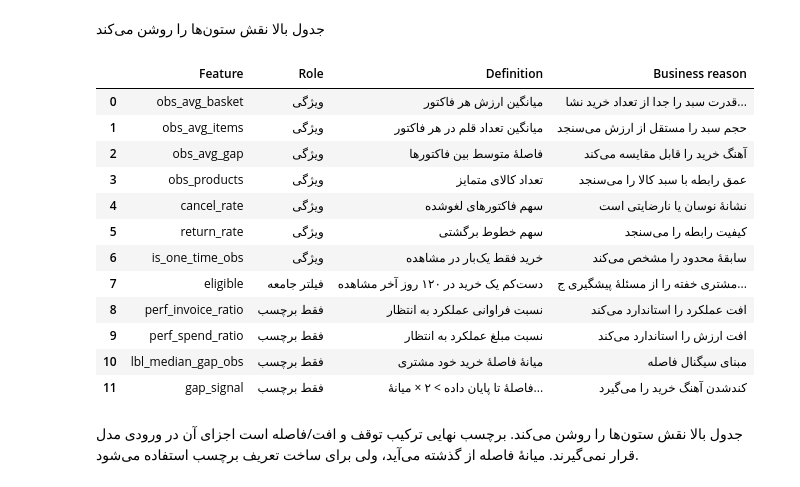
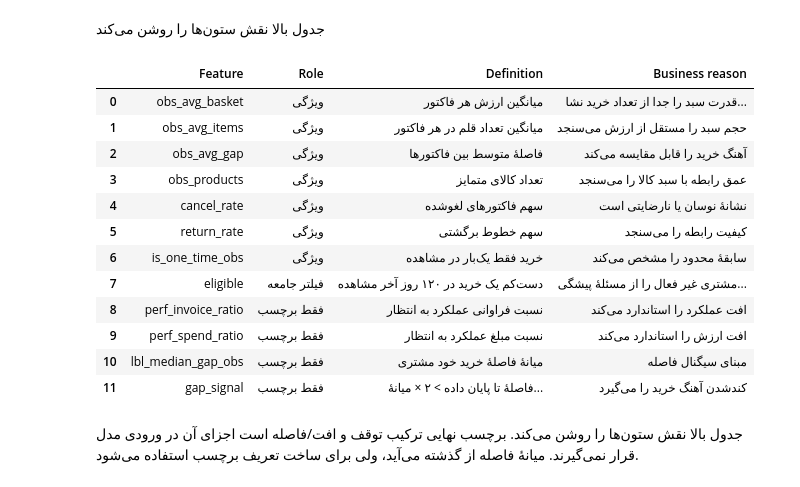
Before and after one commit to moonyroy/onlineshop-tasks, a Jupyter notebook: task-002/task002_data_preparation_revised.ipynb, the cells around one changed output. Drawn from its saved outputs; the diff is of its cells as text; code cells hidden in the pictures.

```diff
--- a/task-002/task002_data_preparation_revised.ipynb
+++ b/task-002/task002_data_preparation_revised.ipynb
@@ -717,29 +717,29 @@ validation        459         0.49
 # %%
 new_features_table = pd.DataFrame([
     ["obs_avg_basket", "ویژگی", "میانگین ارزش هر فاکتور", "قدرت سبد را جدا از تعداد خرید نشان می‌دهد"],
     ["obs_avg_items", "ویژگی", "میانگین تعداد قلم در هر فاکتور", "حجم سبد را مستقل از ارزش می‌سنجد"],
     ["obs_avg_gap", "ویژگی", "فاصلهٔ متوسط بین فاکتورها", "آهنگ خرید را قابل مقایسه می‌کند"],
     ["obs_products", "ویژگی", "تعداد کالای متمایز", "عمق رابطه با سبد کالا را می‌سنجد"],
     ["cancel_rate", "ویژگی", "سهم فاکتورهای لغوشده", "نشانهٔ نوسان یا نارضایتی است"],
     ["return_rate", "ویژگی", "سهم خطوط برگشتی", "کیفیت رابطه را می‌سنجد"],
     ["is_one_time_obs", "ویژگی", "خرید فقط یک‌بار در مشاهده", "سابقهٔ محدود را مشخص می‌کند"],
-    ["eligible", "فیلتر جامعه", "دست‌کم یک خرید در ۱۲۰ روز آخر مشاهده", "مشتری خفته را از مسئلهٔ پیشگیری جدا می‌کند"],
+    ["eligible", "فیلتر جامعه", "دست‌کم یک خرید در ۱۲۰ روز آخر مشاهده", "مشتری غیر فعال را از مسئلهٔ پیشگیری جدا می‌کند"],
     ["perf_invoice_ratio", "فقط برچسب", "نسبت فراوانی عملکرد به انتظار", "افت عملکرد را استاندارد می‌کند"],
     ["perf_spend_ratio", "فقط برچسب", "نسبت مبلغ عملکرد به انتظار", "افت ارزش را استاندارد می‌کند"],
     ["lbl_median_gap_obs", "فقط برچسب", "میانهٔ فاصلهٔ خرید خود مشتری", "مبنای سیگنال فاصله"],
     ["gap_signal", "فقط برچسب", "فاصلهٔ تا پایان داده > ۲ × میانهٔ فاصله", "کندشدن آهنگ خرید را می‌گیرد"],
 ], columns=["Feature", "Role", "Definition", "Business reason"])
 new_features_table
 # %% [output]
 |  | Feature | Role | Definition | Business reason |
 | 0 | obs_avg_basket | ویژگی | میانگین ارزش هر فاکتور | قدرت سبد را جدا از تعداد خرید نشا... |
 | 1 | obs_avg_items | ویژگی | میانگین تعداد قلم در هر فاکتور | حجم سبد را مستقل از ارزش می‌سنجد |
 | 2 | obs_avg_gap | ویژگی | فاصلهٔ متوسط بین فاکتورها | آهنگ خرید را قابل مقایسه می‌کند |
 | 3 | obs_products | ویژگی | تعداد کالای متمایز | عمق رابطه با سبد کالا را می‌سنجد |
 | 4 | cancel_rate | ویژگی | سهم فاکتورهای لغوشده | نشانهٔ نوسان یا نارضایتی است |
 | 5 | return_rate | ویژگی | سهم خطوط برگشتی | کیفیت رابطه را می‌سنجد |
 | 6 | is_one_time_obs | ویژگی | خرید فقط یک‌بار در مشاهده | سابقهٔ محدود را مشخص می‌کند |
-| 7 | eligible | فیلتر جامعه | دست‌کم یک خرید در ۱۲۰ روز آخر مشاهده | مشتری خفته را از مسئلهٔ پیشگیری ج... |
+| 7 | eligible | فیلتر جامعه | دست‌کم یک خرید در ۱۲۰ روز آخر مشاهده | مشتری غیر فعال را از مسئلهٔ پیشگی... |
 | 8 | perf_invoice_ratio | فقط برچسب | نسبت فراوانی عملکرد به انتظار | افت عملکرد را استاندارد می‌کند |
 | 9 | perf_spend_ratio | فقط برچسب | نسبت مبلغ عملکرد به انتظار | افت ارزش را استاندارد می‌کند |
 | 10 | lbl_median_gap_obs | فقط برچسب | میانهٔ فاصلهٔ خرید خود مشتری | مبنای سیگنال فاصله |
```
Also changed, not shown: parts of 4 cells of this notebook, 7 other files.
